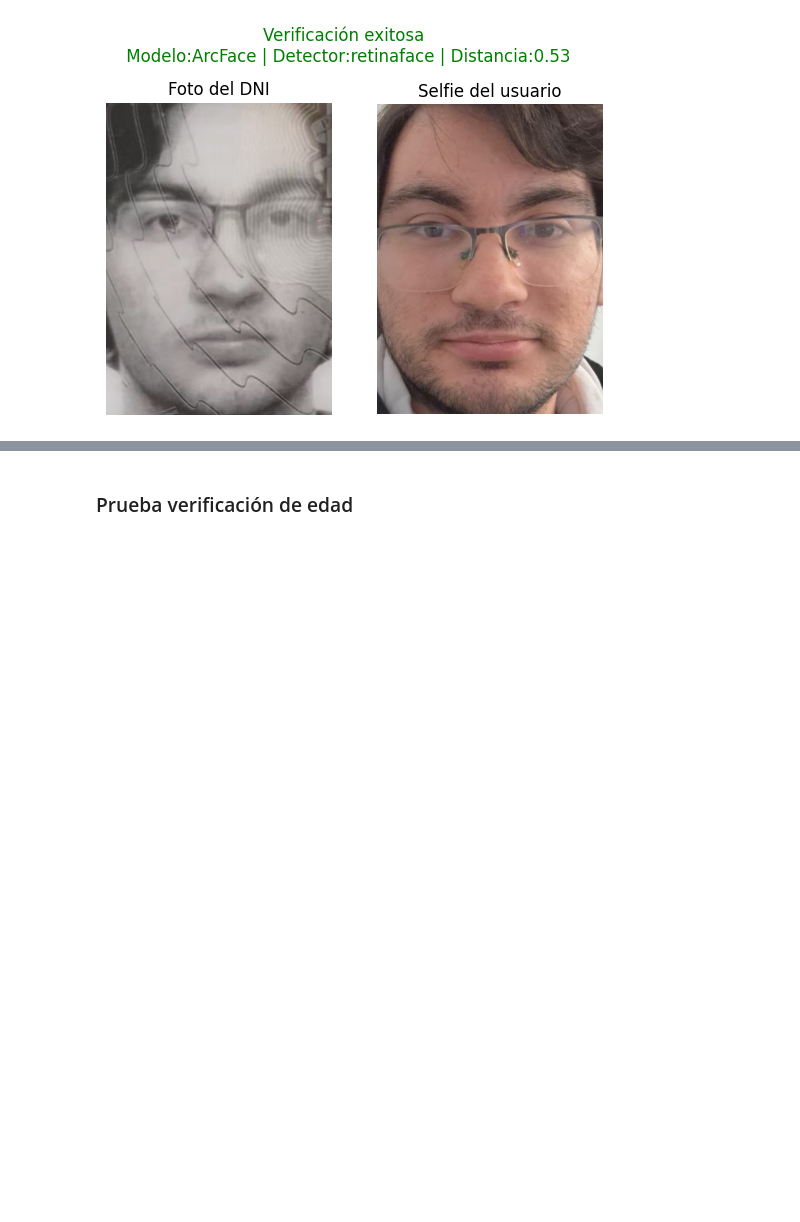
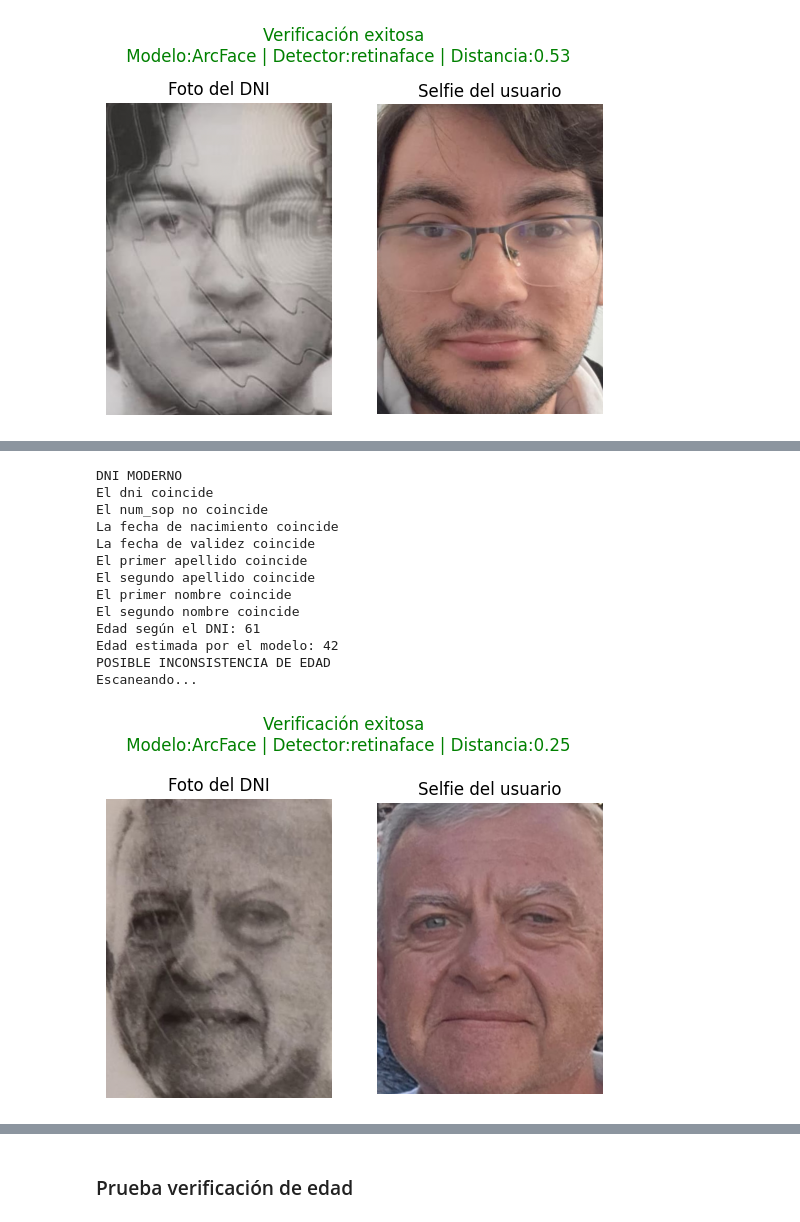
Before and after one commit to hum1-ua/facephichallenge2026_, a Jupyter notebook: Baseline.ipynb, the cells around one changed output, grey strips where cells are left out. Saved outputs shown, nothing was run; the diff lists cells and outputs as text; code cells hidden in the pictures; blank space fills up the shorter version.

```diff
--- a/Baseline.ipynb
+++ b/Baseline.ipynb
@@ -478,7 +465,7 @@ def validar_dni(img1, img2, selfie=None, verificar_edad=False):
         val_digitos(info)
         val_caducidad(info)
 
-        info_fila1, info_fila2, info_fila3 = procesar_filas(words_reve, info)
+        info_fila1, info_fila2, info_fila3 = procesar_filas(words_reve)
         info_reverso = construir_info_reverso(info_fila1, info_fila2, info_fila3)
 
         comparar_info(info, info_reverso)
@@ -796,6 +783,27 @@ Edad estimada por el modelo: 26
 Edad coherente con el DNI
 Escaneando...
 [figure]
+# %%
+img1 = '.\DNI_especimen\ma_anverso.jpeg'
+img2 = '.\DNI_especimen\ma_reverso.jpeg'
+img3 = '.\caras\ma.jpeg'
+
+pipeline(dni_anverso=img1, dni_reverso=img2, selfie=img3, verificar_edad=True)
+# %% [output]
+DNI MODERNO
+El dni coincide
+El num_sop no coincide
+La fecha de nacimiento coincide
+La fecha de validez coincide
+El primer apellido coincide
+El segundo apellido coincide
+El primer nombre coincide
+El segundo nombre coincide
+Edad según el DNI: 61
+Edad estimada por el modelo: 42
+POSIBLE INCONSISTENCIA DE EDAD
+Escaneando...
+[figure, added]
 # %%
 img1 = '.\DNI_especimen\mr_anverso.jpeg'
 img2 = '.\DNI_especimen\mr_reverso.jpeg'
```
Also changed, not shown: parts of 11 cells of this notebook.
